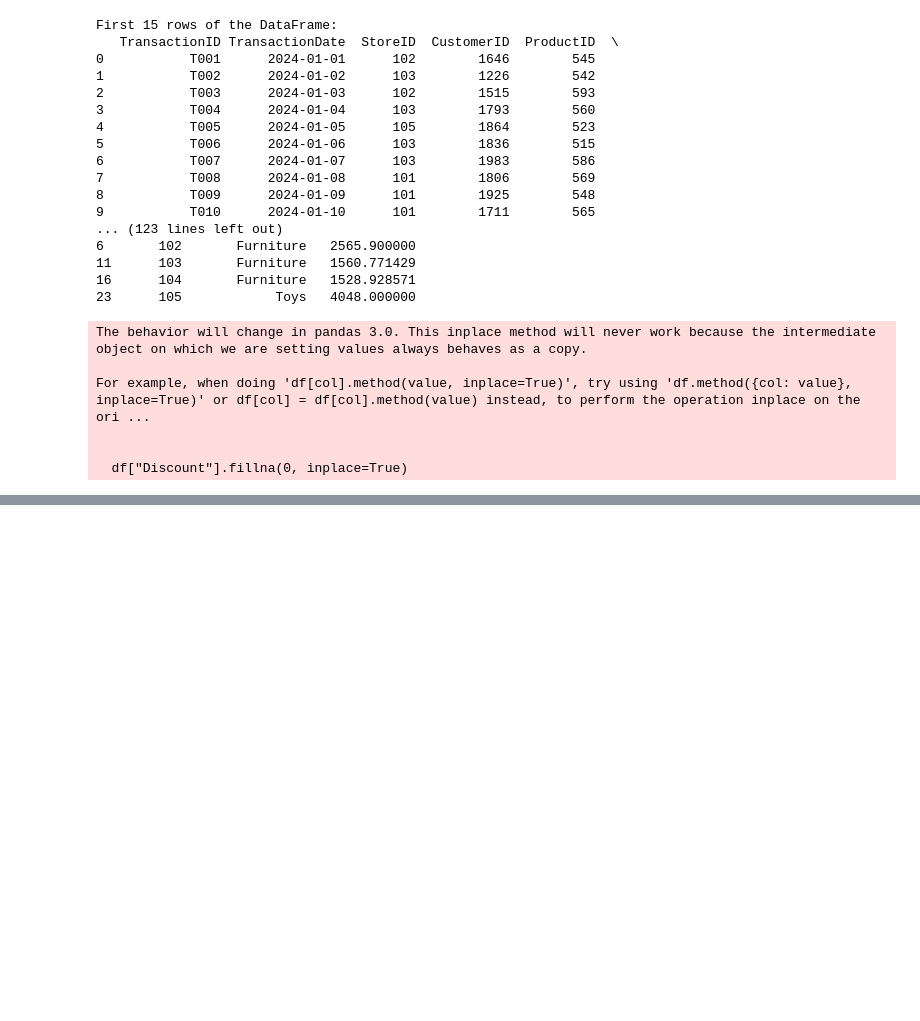
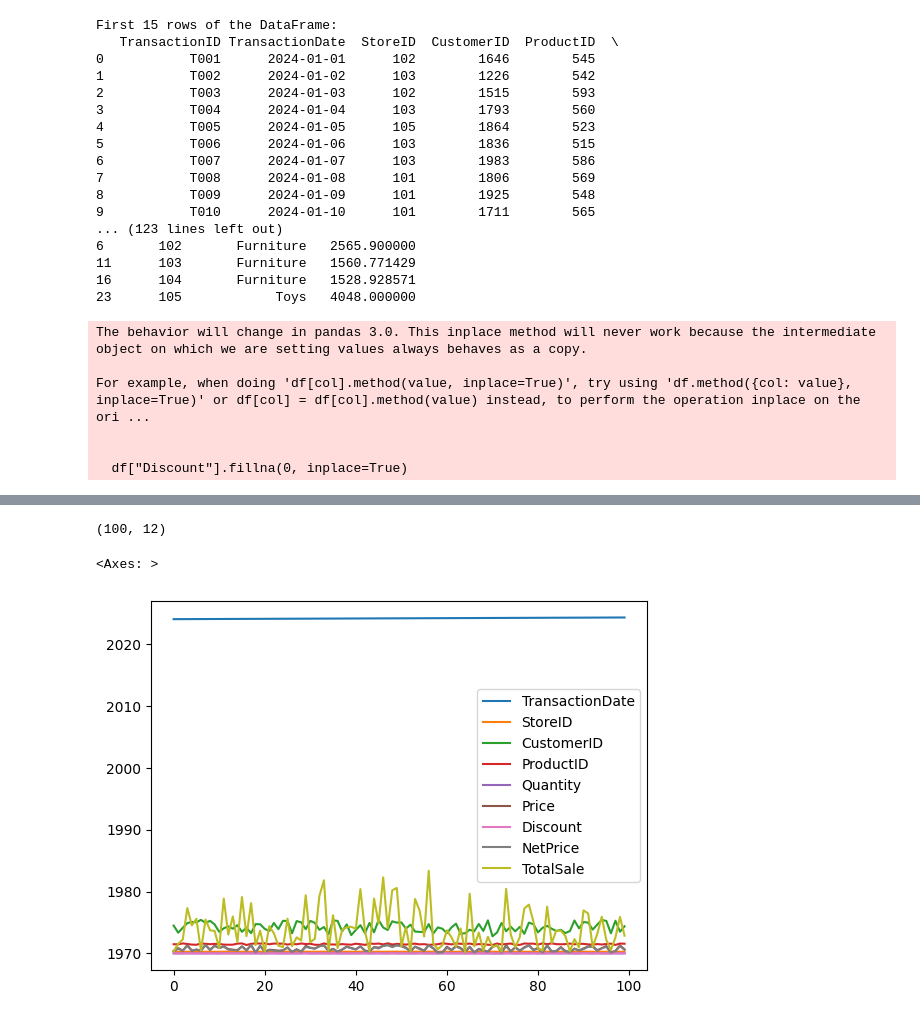
Before and after one commit to suryakokkiligadda2003/Python-mini-projects, a Jupyter notebook: Retail_transactions.ipynb, the cells around one changed output, grey strips where cells are left out. Saved outputs shown, nothing was run; the diff lists cells and outputs as text; code cells hidden in the pictures; blank space fills up the shorter version.

```diff
--- a/Retail_transactions.ipynb
+++ b/Retail_transactions.ipynb
@@ -104,0 +137,9 @@ For example, when doing 'df[col].method(value, inplace=True)', try using 'df.met
+# %%
+df.shape
+# %% [output]
+(100, 12)
+# %%
+df.plot()
+# %% [output]
+<Axes: >
+[figure, added]
```
Also changed, not shown: parts of 3 cells of this notebook.
